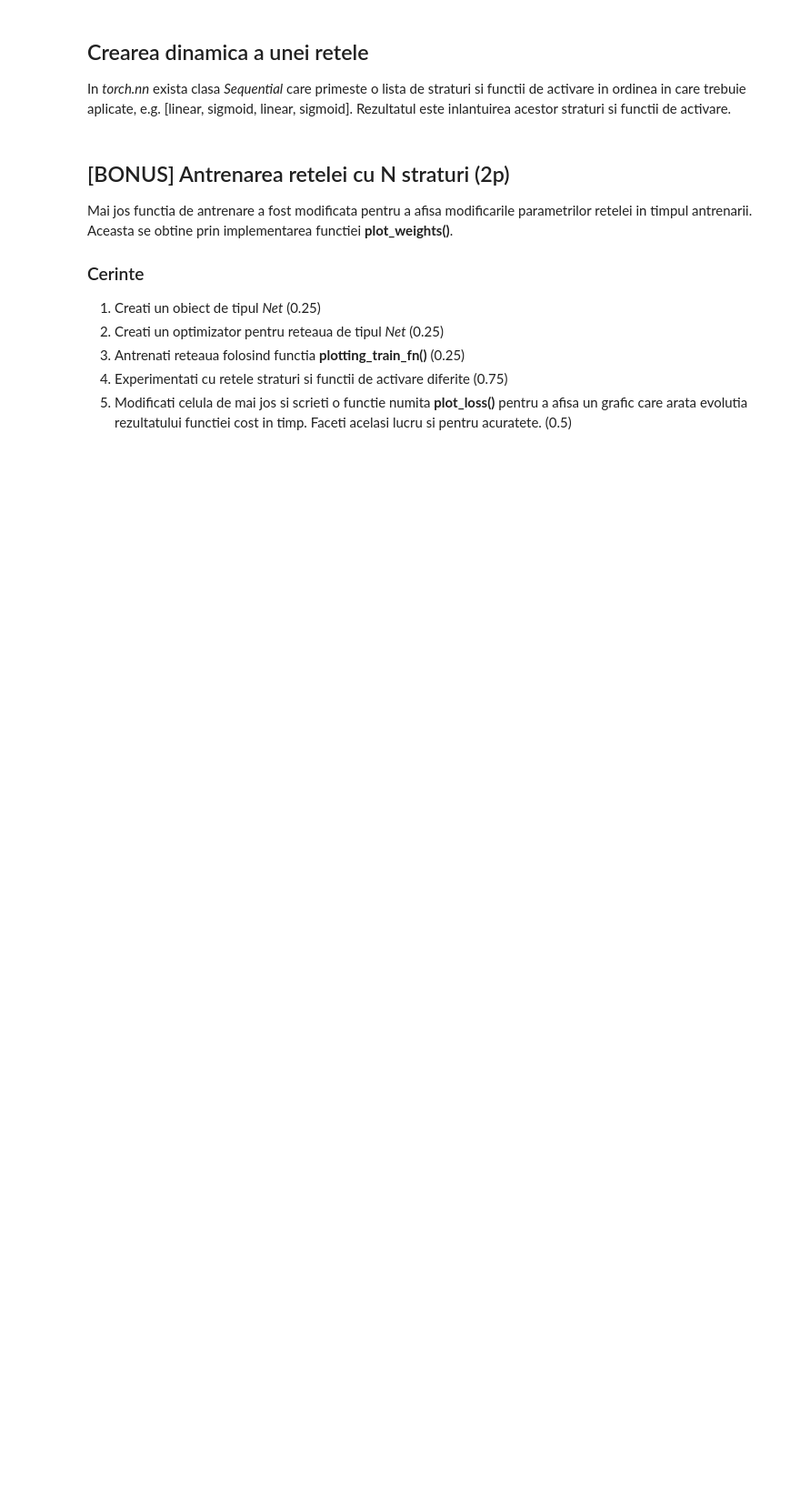
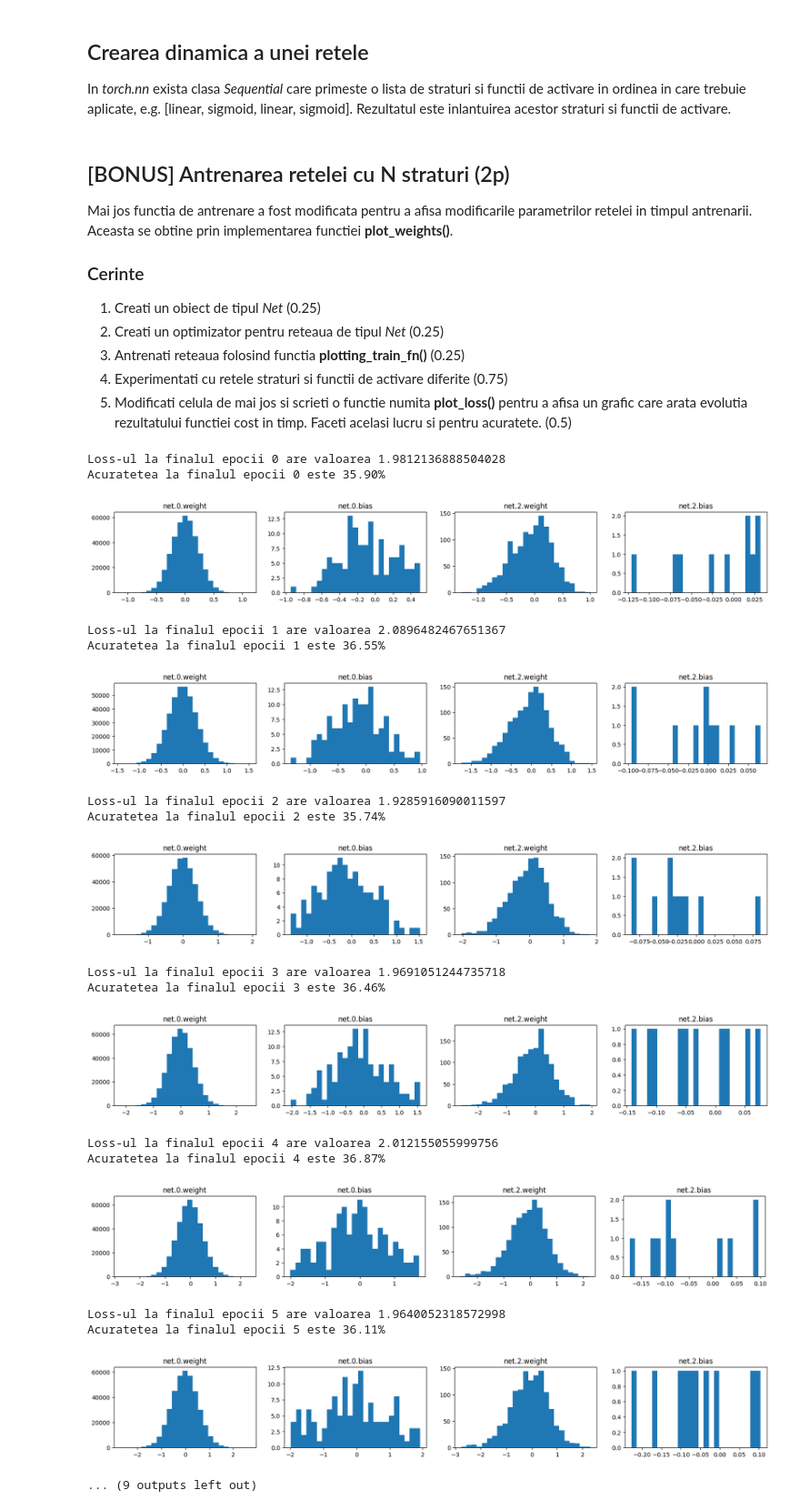
Before and after one commit to skpha13/University-Work, a Jupyter notebook: Third Year/Second Semester/Machine Learning in Computer Vision/Labs/L02.ipynb, the cells around one changed output. Shown at 91% size. Saved outputs shown, nothing was run; the diff lists cells and outputs as text; code cells hidden in the pictures; blank space fills up the shorter version.

```diff
--- a/Third Year/Second Semester/Machine Learning in Computer Vision/Labs/L02.ipynb
+++ b/Third Year/Second Semester/Machine Learning in Computer Vision/Labs/L02.ipynb
@@ -268,16 +269,16 @@ class TwoLayerNet(nn.Module):
   def __init__(self):
     super(TwoLayerNet, self).__init__()
     # Cerinta 1 - completati codul aici
-    #self.linear1 = ...
-    #self.linear2 = ...
+    self.linear1 = nn.Linear(3072, 128, False)
+    self.linear2 = nn.Linear(128, 10, False)
 
     # Cerinta 2 - completati codul aici
-    #self.activation1 = ...
+    self.activation1 = nn.Sigmoid()
 
   def forward(self, x: torch.Tensor):
     # Cerinta 3 si 4- completati codul aici
-
-    #return output
+    output =  self.activation1(self.linear2(self.activation1(self.linear1(x))))
+    return output
 # %% [markdown]
 ## Preprocesare pentru retele cu straturi 'fully-connected' (2.5 p)
 
@@ -313,7 +314,7 @@ def preproc_liniarized_fn(examples):
     # [-1, 1] in loc de [0, 255]
     normalized_tensor_image = normalize(tensor_image, [0.5, 0.5, 0.5], [0.5, 0.5, 0.5])
     #TODO: Cerinta 1 - completati codul aici
-    #vector_image = ...
+    vector_image = normalized_tensor_image.view(-1)
     vector_image = vector_image.unsqueeze(0)
     processed_images.append(vector_image)
 
@@ -333,3 +334,5 @@ train_loader = data.DataLoader(cifar_train, batch_size=batch_size, shuffle=True,
 test_loader = data.DataLoader(cifar_test, batch_size=1, shuffle=False, collate_fn=preproc_liniarized_fn)
 
 #TODO: Cerinta 2 - completati codul aici
+batch = next(iter(train_loader))
+print(batch[0][0].shape)
@@ -479,34 +552,85 @@ def plot_weights(net: nn.Module):
   plt.show()
 
 
+train_loss = []
+train_accuracy = []
 def plotting_train_fn(epochs: int, train_loader: data.DataLoader, test_loader: data.DataLoader,
              net: nn.Module, loss_fn: nn.Module, optimizer: optim.Optimizer):
   for e in range(epochs):
     for images, labels in train_loader:
-      optimizer.zero_grad()
       out = net(images)
+
       loss = loss_fn(out, labels)
       loss.backward()
+
       optimizer.step()
+      optimizer.zero_grad()
 
 
     print("Loss-ul la finalul epocii {} are valoarea {}".format(e, loss.item()))
+    train_loss.append(loss.item())
 
     count = len(test_loader)
     correct = 0
 
     for test_image, test_label in test_loader:
       out_class = torch.argmax(net(test_image))
       if out_class == test_label:
         correct += 1
 
-    print("Acuratetea la finalul epocii {} este {:.2f}%".format(e, (correct / count) * 100))
+    accuracy = (correct / count) * 100
+    print("Acuratetea la finalul epocii {} este {:.2f}%".format(e, accuracy))
+    train_accuracy.append(accuracy)
+
     plot_weights(net)
 
 # Cerinta 1 - completati codul aici
+net = Net([(3072, 128), (128, 10)], nn.Sigmoid())
 
 # Cerinta 2 - completati codul aici
+optimizer3 = optim.Adam(net.parameters(), lr=1e-2)
+optimizer3.zero_grad()
+
+loss_fn3 = nn.CrossEntropyLoss()
 
 # Cerinta 3 - completati codul aici
+plotting_train_fn(10, train_loader, test_loader, net, loss_fn3, optimizer3)
 
 # Cerinta 5 - completati codul aici
+def plot_loss_and_accuracy(loss: list, accuracy: list) -> None:
+  fig, axs = plt.subplots(2, 1, figsize=(5, 10))
+
+  for ax in axs:
+    ax.set_xlabel("Iteration")
+
+  axs[0].plot(loss)
+  axs[0].set_ylabel("Loss")
+
+  axs[1].plot(accuracy)
+  axs[1].set_ylabel("Accuracy")
+
+  fig.tight_layout()
+  fig.legend()
+  fig.show()
+
+plot_loss_and_accuracy(train_loss, train_accuracy)
+# %% [output]
+Loss-ul la finalul epocii 0 are valoarea 1.9812136888504028
+Acuratetea la finalul epocii 0 este 35.90%
+[figure, added]
+Loss-ul la finalul epocii 1 are valoarea 2.0896482467651367
+Acuratetea la finalul epocii 1 este 36.55%
+[figure, added]
+Loss-ul la finalul epocii 2 are valoarea 1.9285916090011597
+Acuratetea la finalul epocii 2 este 35.74%
+[figure, added]
+Loss-ul la finalul epocii 3 are valoarea 1.9691051244735718
+Acuratetea la finalul epocii 3 este 36.46%
+[figure, added]
+Loss-ul la finalul epocii 4 are valoarea 2.012155055999756
+Acuratetea la finalul epocii 4 este 36.87%
+[figure, added]
+Loss-ul la finalul epocii 5 are valoarea 1.9640052318572998
+Acuratetea la finalul epocii 5 este 36.11%
+[figure, added]
+... (9 outputs left out)
```
Also changed, not shown: parts of 5 cells of this notebook.
